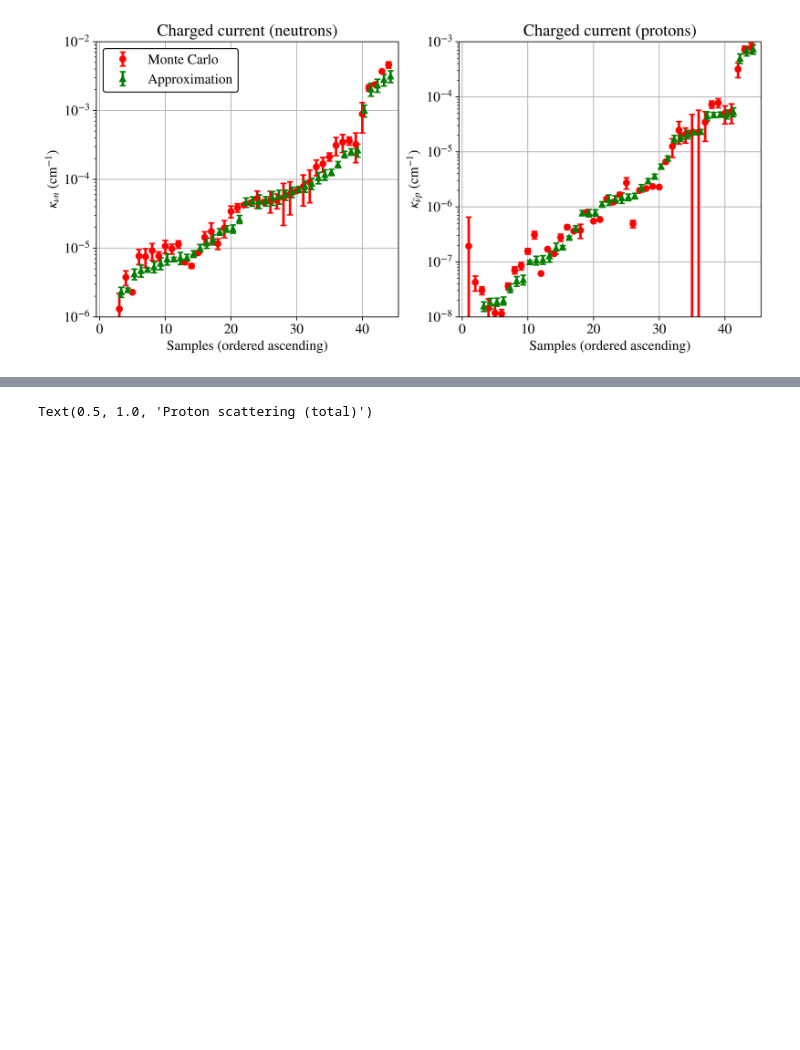
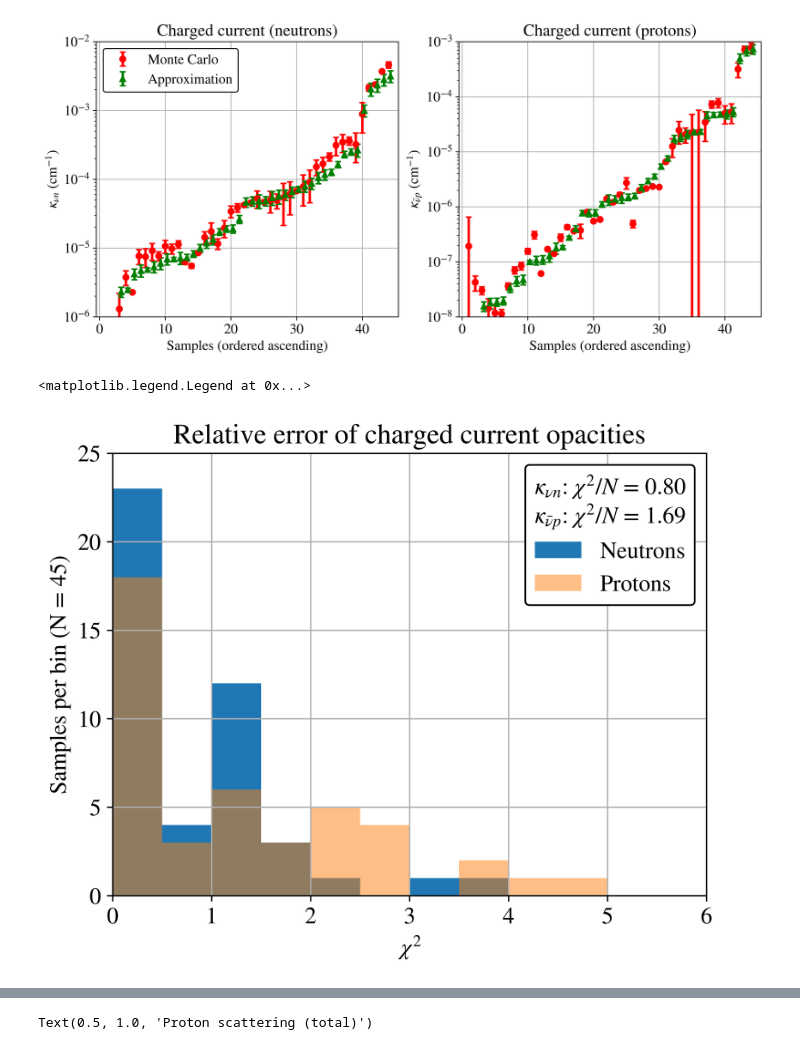
Before and after one commit to clwelch03/HEA-neutrinos, a Jupyter notebook: src/llmcplots.ipynb, the cells around one changed output, grey strips where cells are left out. Cells and saved outputs as stored; diff of their text form; code cells hidden in the pictures; blank space fills up the shorter version.

```diff
--- a/src/llmcplots.ipynb
+++ b/src/llmcplots.ipynb
@@ -89,3 +89,45 @@ ax2.set_ylim([1e-8, 1e-3])
 # %% [output]
 (1e-08, 0.001)
 [figure]
+# %%
+#results csvs have cc of the form
+#mean of n, stddev of n, mean of p, stddev of p, n, ndegen, p, pdegen, eB, T, mun, n, yp, knu, cost, ui
+
+cc_filenames = ['./opacity csvs/cc' + elt + '.csv' for elt in ['2', '3', '4', '5', '6']]
+
+data_arr = np.empty((45, 16))
+counter = 0
+for filename in cc_filenames:
+    with open(filename, 'r') as file:
+        reader = csv.reader(file)
+        for row in reader:
+            for ix, elt in enumerate(row):
+                if elt == '-Times-':
+                    row[ix] = 0
+            data_arr[counter, :] = np.array([float(elt) for elt in row])
+            counter += 1
+
+test_ix = 9
+
+sorted_both = data_arr[np.argsort(data_arr[:, test_ix])] #4
+isdegen = sorted_both[:, 10] / sorted_both[:, 9] > -100000
+sorted_data = sorted_both[isdegen]
+
+chisq_n = (sorted_data[:, 0] - sorted_data[:, 4])**2 / (sorted_data[:, 1]**2 + (sorted_data[:, 13] + sorted_data[:, 9])  / NUCLEON_MASS * sorted_data[:, 4]**2)
+chisq_p = (sorted_data[:, 2] - sorted_data[:, 6])**2 / (sorted_data[:, 3]**2 + (sorted_data[:, 13] + sorted_data[:, 9])  / NUCLEON_MASS * sorted_data[:, 6]**2)
+
+nchi = np.sum(chisq_n) / 45
+pchi = np.sum(chisq_p) / 45
+
+plt.hist(chisq_n, bins = 40, range = [0, 20])
+plt.hist(chisq_p, bins = 40, range = [0, 20], alpha = 0.5)
+plt.xlim([0, 6])
+plt.ylim([0, 25])
+plt.grid(True)
+plt.xlabel('$\chi^2$')
+plt.ylabel('Samples per bin (N = 45)')
+plt.title('Relative error of charged current opacities')
+plt.legend(['Neutrons', 'Protons'], title = '$\kappa_{\\nu n } $' + f': $\chi^2 / N$ = {nchi:.2f}' + '\n' + '$\kappa_{\\bar{\\nu} p } $' + f': $\chi^2 / N$ = {pchi:.2f}')
+# %% [output]
+<matplotlib.legend.Legend at 0x...>
+[figure, added]
```
Also changed, not shown: parts of 4 cells of this notebook, 1 other file.
